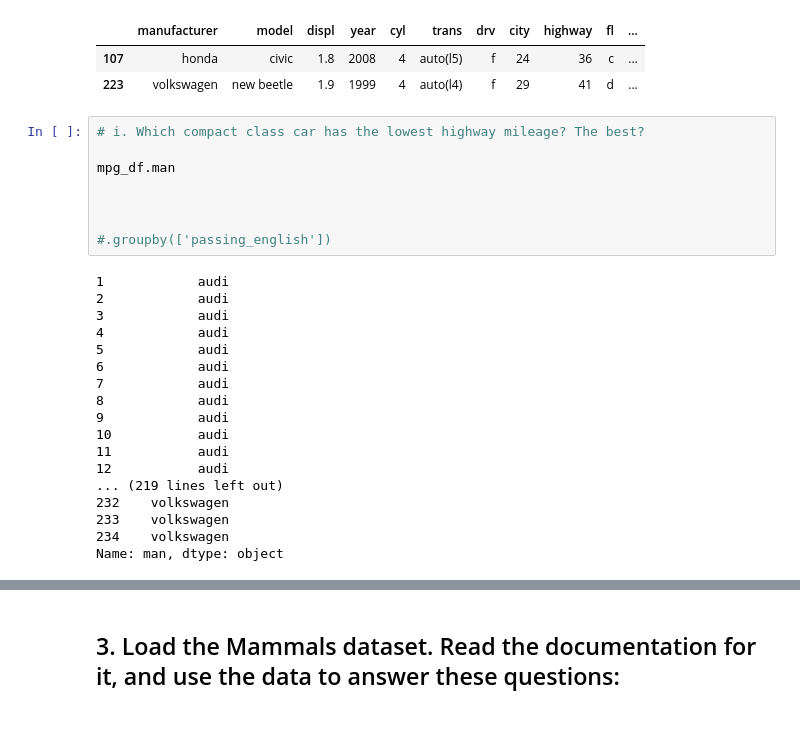
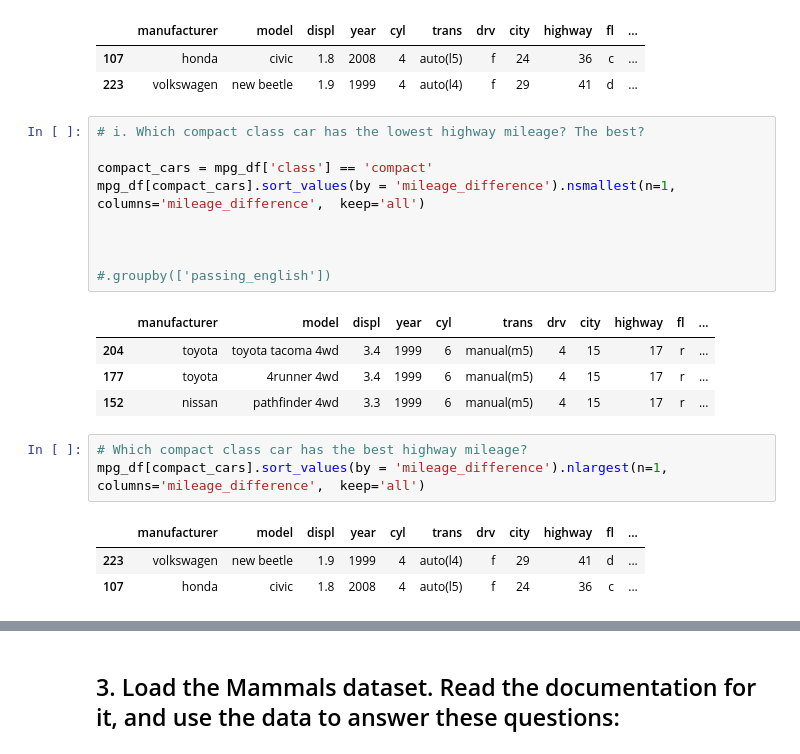
Before and after one commit to CSolitaire/numpy-pandas-visualization-exercises, a Jupyter notebook: dataframes.ipynb, the cells around one changed output, grey strips where cells are left out. Saved outputs shown, nothing was run; the diff lists cells and outputs as text; blank space fills up the shorter version.

```diff
--- a/dataframes.ipynb
+++ b/dataframes.ipynb
@@ -334,28 +256,23 @@ mpg_df.sort_values(by = 'mileage_difference', ascending =False).nlargest(n=1, co
 # %%
 # i. Which compact class car has the lowest highway mileage? The best?
 
-mpg_df.man
+compact_cars = mpg_df['class'] == 'compact'
+mpg_df[compact_cars].sort_values(by = 'mileage_difference').nsmallest(n=1, columns='mileage_difference',  keep='all')
 
 
 
 #.groupby(['passing_english'])
 # %% [output]
-1            audi
-2            audi
-3            audi
-4            audi
-5            audi
-6            audi
-7            audi
-8            audi
-9            audi
-10           audi
-11           audi
-12           audi
-... (219 lines left out)
-232    volkswagen
-233    volkswagen
-234    volkswagen
-Name: man, dtype: object
+|  | manufacturer | model | displ | year | cyl | trans | drv | city | highway | fl | ... |
+| 204 | toyota | toyota tacoma 4wd | 3.4 | 1999 | 6 | manual(m5) | 4 | 15 | 17 | r | ... |
+| 177 | toyota | 4runner 4wd | 3.4 | 1999 | 6 | manual(m5) | 4 | 15 | 17 | r | ... |
+| 152 | nissan | pathfinder 4wd | 3.3 | 1999 | 6 | manual(m5) | 4 | 15 | 17 | r | ... |
+# %%
+# Which compact class car has the best highway mileage?
+mpg_df[compact_cars].sort_values(by = 'mileage_difference').nlargest(n=1, columns='mileage_difference',  keep='all')
+# %% [output]
+|  | manufacturer | model | displ | year | cyl | trans | drv | city | highway | fl | ... |
+| 223 | volkswagen | new beetle | 1.9 | 1999 | 4 | auto(l4) | f | 29 | 41 | d | ... |
+| 107 | honda | civic | 1.8 | 2008 | 4 | auto(l5) | f | 24 | 36 | c | ... |
 # %%
 # j. Create a column named average_mileage that is the mean of the city and highway mileage.
```
Also changed, not shown: parts of 14 cells of this notebook.
